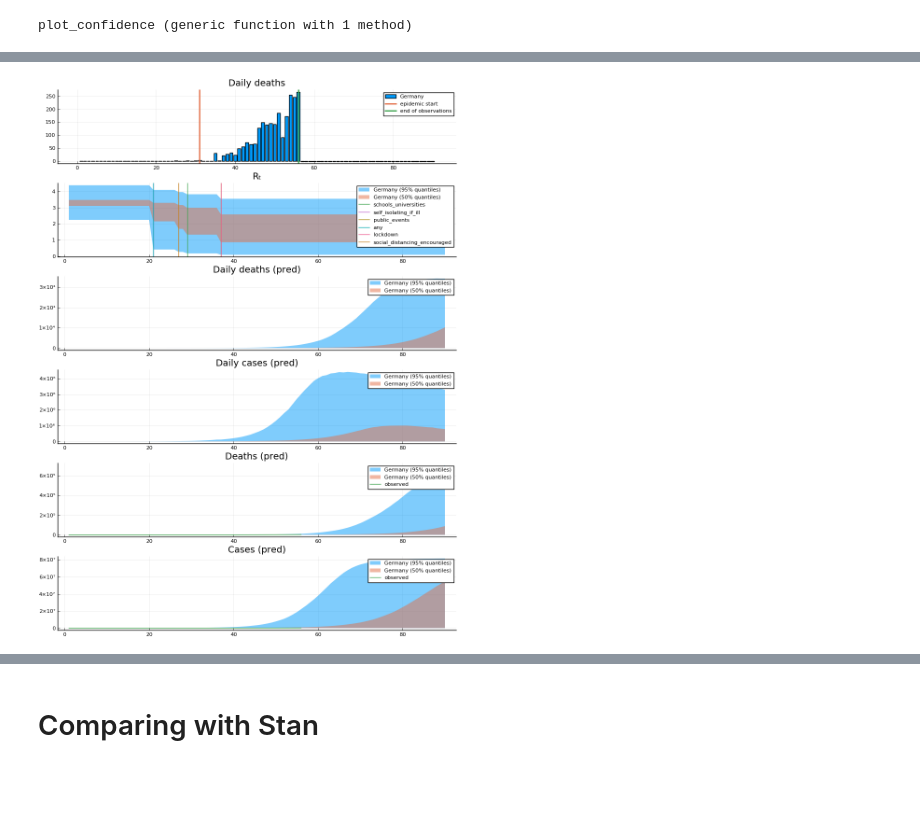
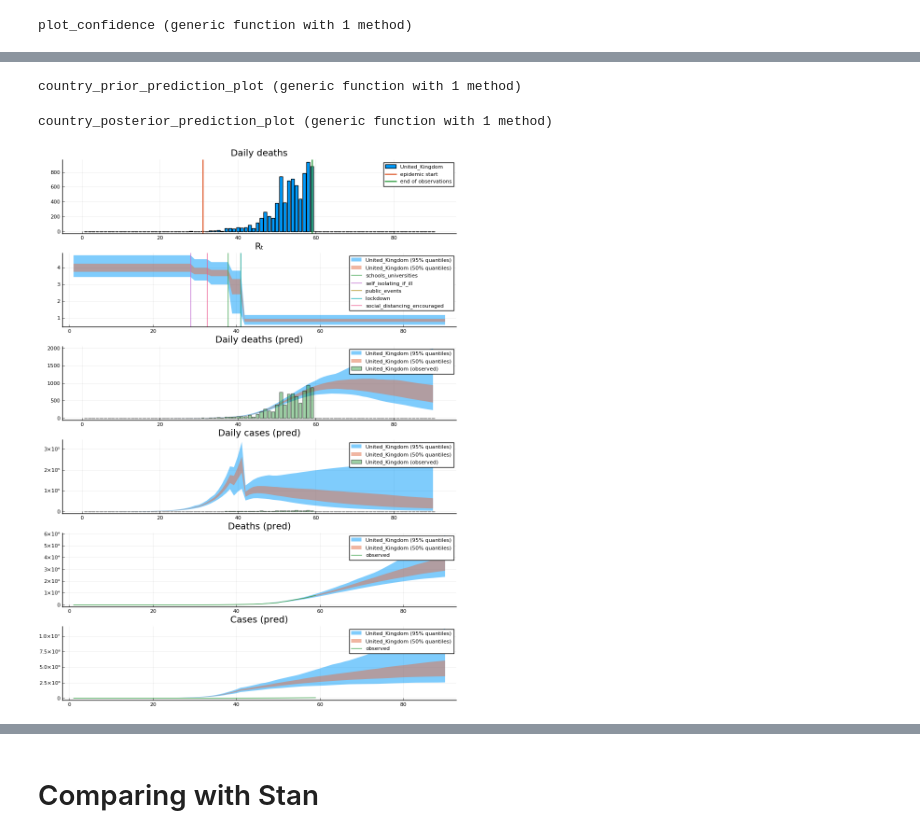
Before and after one commit to cambridge-mlg/Covid19, a Jupyter notebook: notebooks/01-Imperial-Report-13-Basics.ipynb, the cells around one changed output, grey strips where cells are left out. Drawn from its saved outputs; the diff is of its cells as text; code cells hidden in the pictures; blank space fills up the shorter version.

```diff
--- a/notebooks/01-Imperial-Report-13-Basics.ipynb
+++ b/notebooks/01-Imperial-Report-13-Basics.ipynb
@@ -325,32 +405,25 @@ plot_confidence(data; kwargs...) = plot_confidence!(plot(), data; kwargs...)
 # %% [output]
 plot_confidence (generic function with 1 method)
 # %%
-# HACK: eeehm this could be nicer:)
-
-res = generated_quantities(m, chain_prior)
-prediction_prior = [x[1] for x in res];
-expected_deaths_prior = [x[2] for x in res];
-Rₜ_prior = [x[3] for x in res];
-
-function country_prediction_prior_plot(country_idx)
-    e_deaths_country = hcat([expected_deaths_prior[t][country_idx] for t = 1:length(chain_prior)]...)
-    Rₜ_chain_country = hcat([Rₜ_prior[t][country_idx] for t = 1:length(chain_prior)]...)
-    predictions_country = hcat([prediction_prior[t][country_idx] for t = 1:length(chain_prior)]...)
-
-    p1 = bar(replace(data.deaths[country_idx], missing => -1.), label="$(countries[country_idx])")
+function country_prediction_plot(country_idx, e_deaths_country, Rₜ_country, predictions_country)
+    p1 = bar(replace(data.deaths[country_idx], missing => 0.), label="$(countries[country_idx])")
     title!("Daily deaths")
     vline!([data.epidemic_start[country_idx]], label="epidemic start", linewidth=2)
     vline!([data.num_obs_countries[country_idx]], label="end of observations", linewidth=2)
 
     p2 = plot_confidence(e_deaths_country; label = "$(countries[country_idx])")
     title!("Daily deaths (pred)")
+    bar!(replace(data.deaths[country_idx], missing => 0.), label="$(countries[country_idx]) (observed)", alpha=0.5)
 
-    p3 = plot_confidence(Rₜ_chain_country; label = "$(countries[country_idx])")
+    p3 = plot_confidence(Rₜ_country; label = "$(countries[country_idx])")
     for (c_idx, c_time) in enumerate(findfirst.(==(1), eachcol(data.covariates[country_idx])))
         if c_time !== nothing
             # c_name = names(covariates)[2:end][c_idx]
             c_name = names_covariates[c_idx]
-            vline!([c_time], label=c_name)
+            if !(c_name == "any")
+                # Don't add the "any intervention" stuff
+                vline!([c_time - 1], label=c_name)
+            end
         end
     end
     title!("Rₜ")
@@ -360,6 +433,7 @@ function country_prediction_prior_plot(country_idx)
 
     p4 = plot_confidence(predictions_country; label = "$(countries[country_idx])")
     title!("Daily cases (pred)")
+    bar!(replace(data.cases[country_idx], missing => 0.), label="$(countries[country_idx]) (observed)", alpha=0.5)
 
     vals = cumsum(e_deaths_country; dims = 1)
     p5 = plot_confidence(vals; label = "$(countries[country_idx])")
@@ -431,4 +451,0 @@ country_prediction_plot(10)
-# %%
-country_prediction_prior_plot(3)
-# %% [output]
-[figure, removed]
@@ -434,0 +464,25 @@ country_prediction_prior_plot(3)
+# %%
+# HACK: eeehm this could be nicer:)
+function country_prior_prediction_plot(country_idx)
+    e_deaths_country = hcat([expected_deaths_prior[t][country_idx] for t = 1:length(chain_prior)]...)
+    Rₜ_country = hcat([Rₜ_prior[t][country_idx] for t = 1:length(chain_prior)]...)
+    predictions_country = hcat([prediction_prior[t][country_idx] for t = 1:length(chain_prior)]...)
+
+    return country_prediction_plot(country_idx, e_deaths_country, Rₜ_country, predictions_country)
+end
+# %% [output]
+country_prior_prediction_plot (generic function with 1 method)
+# %%
+function country_posterior_prediction_plot(country_idx)
+    e_deaths_country = hcat([expected_deaths_chain[t][country_idx] for t = 1:length(chain)]...)
+    Rₜ_country = hcat([Rₜ_chain[t][country_idx] for t = 1:length(chain)]...)
+    predictions_country = hcat([prediction_chain[t][country_idx] for t = 1:length(chain)]...)
+
+    return country_prediction_plot(country_idx, e_deaths_country, Rₜ_country, predictions_country)
+end
+# %% [output]
+country_posterior_prediction_plot (generic function with 1 method)
+# %%
+country_posterior_prediction_plot(5)
+# %% [output]
+[figure, added]
```
Also changed, not shown: parts of 41 cells of this notebook, 3 other files.
